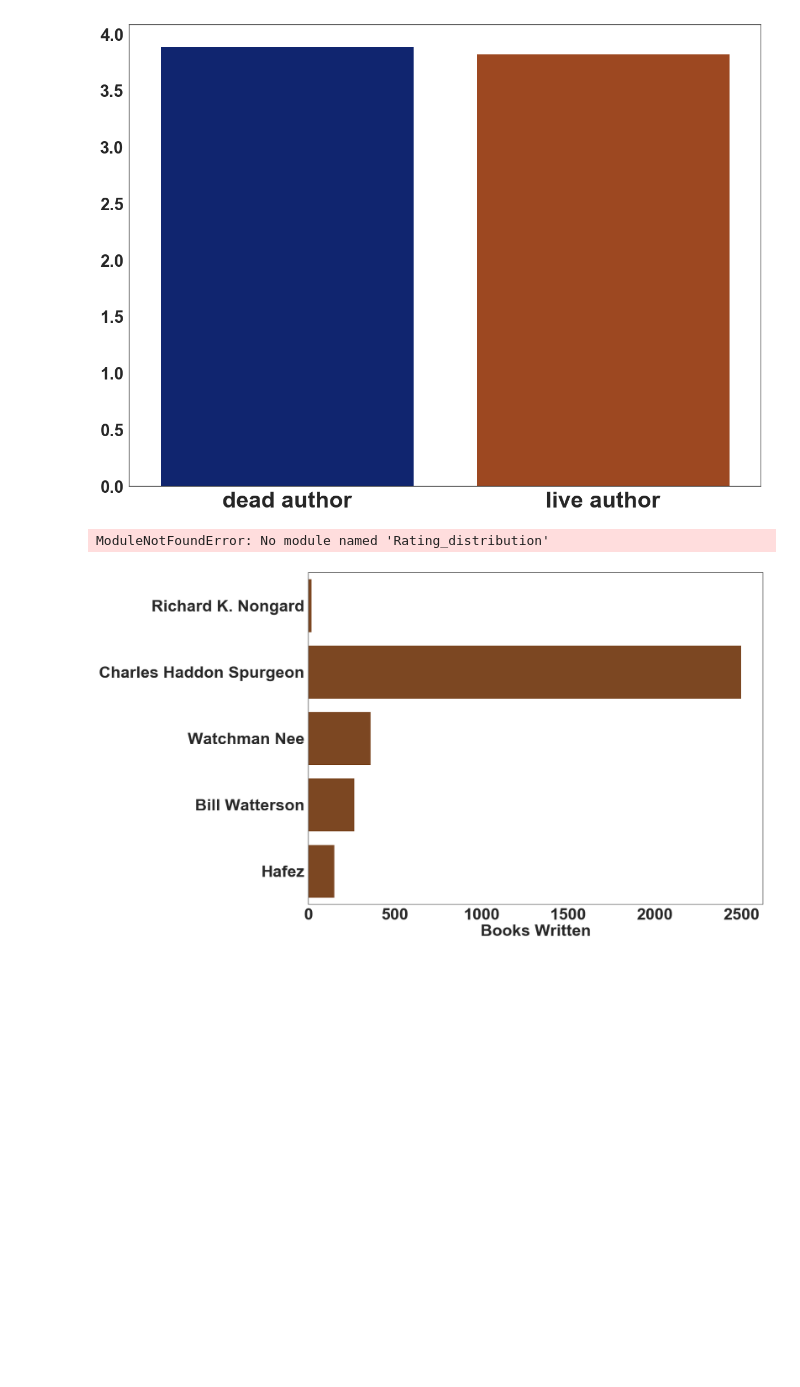
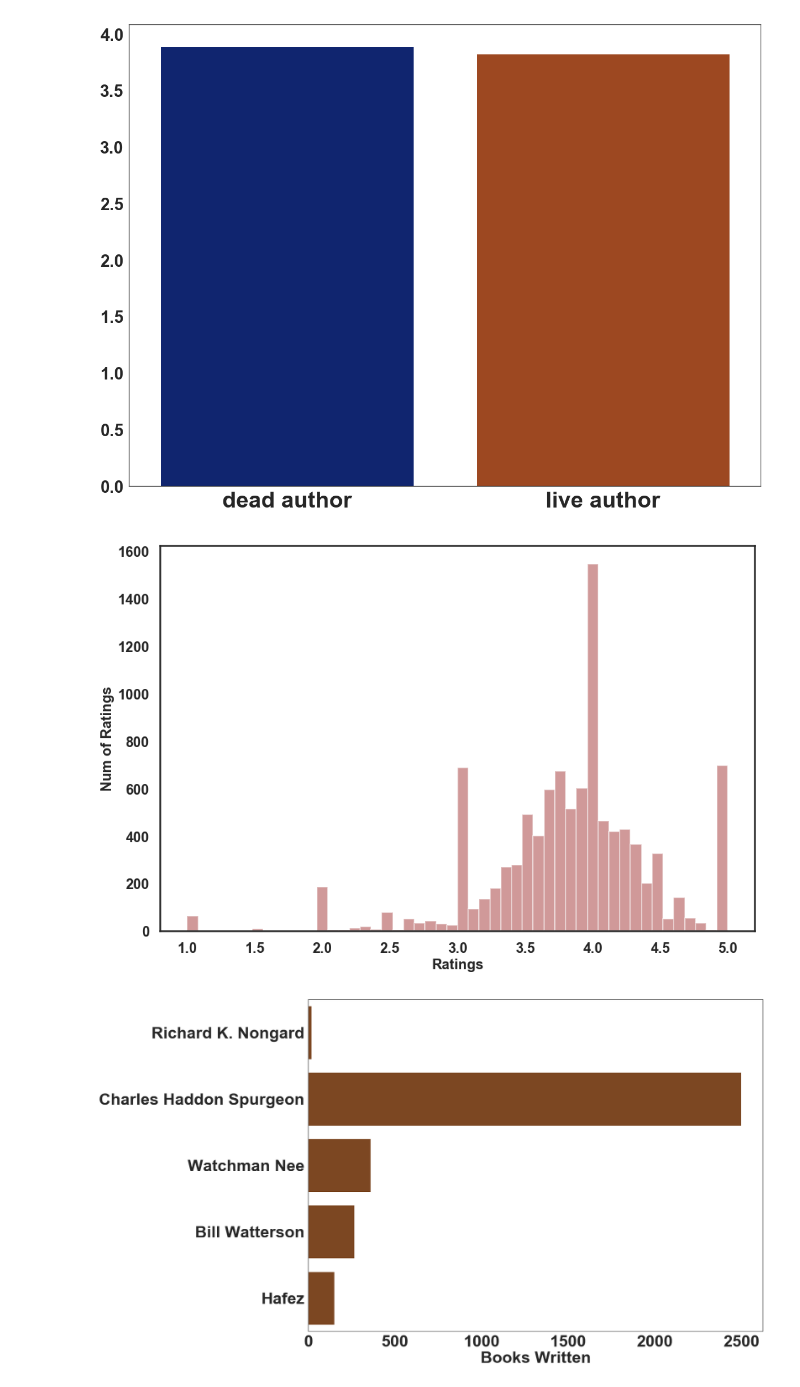
Before and after one commit to bhaktashivani/Goodreads-Data-Analysis, a Jupyter notebook: Final_code.ipynb, the cells around one changed output. Drawn from its saved outputs; the diff is of its cells as text; code cells hidden in the pictures; blank space fills up the shorter version.

```diff
--- a/Final_code.ipynb
+++ b/Final_code.ipynb
@@ -27,9 +27,10 @@ highest_ratings_count_books(data)
 highest_num_pages_books(data)
 # %%
 from Rating_distribution import*
-rate_distribution(data)
+datatemp=pd.read_csv("datav3.csv") #import data
+rate_distribution(datatemp)
 # %% [output]
-ModuleNotFoundError: No module named 'Rating_distribution'
+[figure, added]
 # %%
 from plot_books_written import plot_books_written
 plot_books_written()
```
